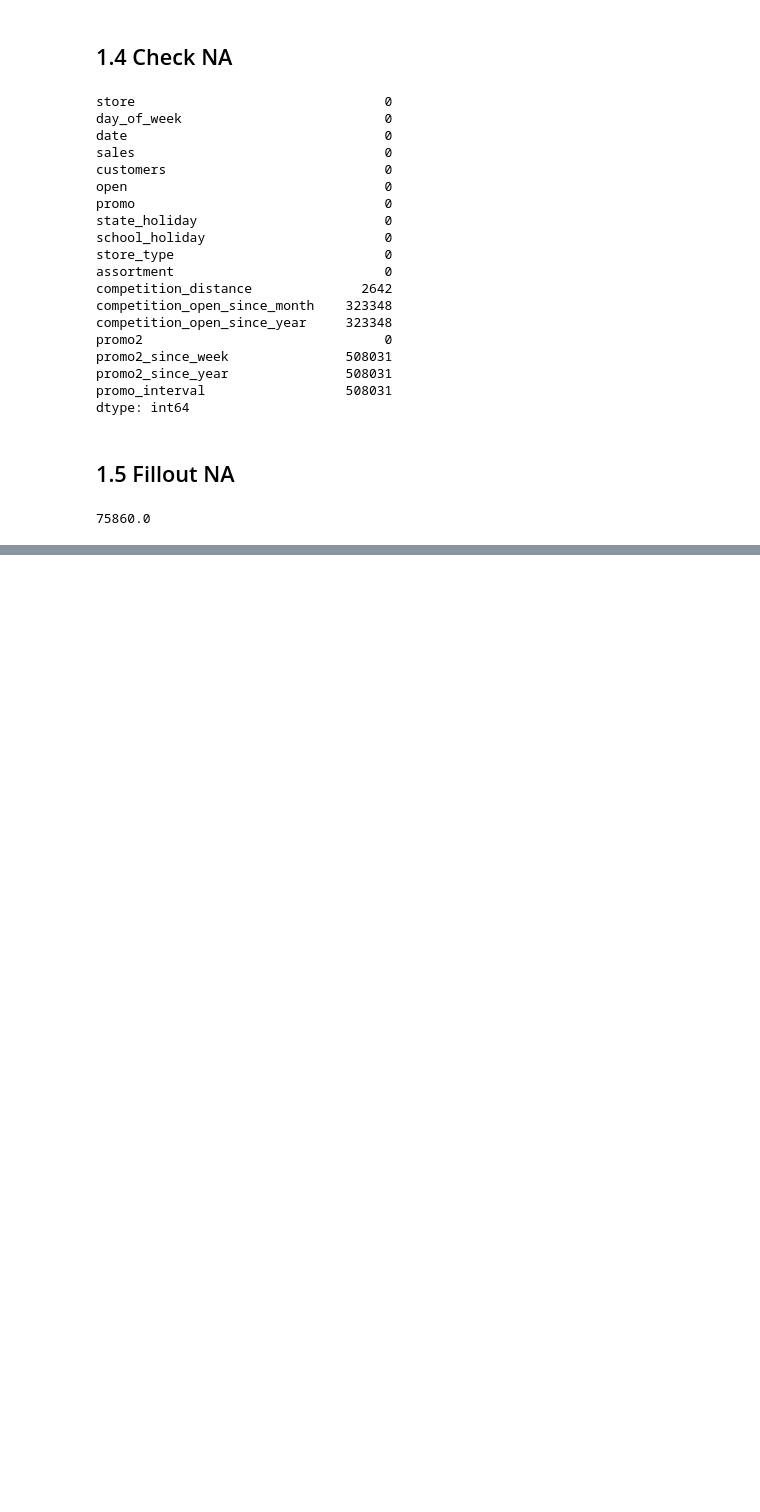
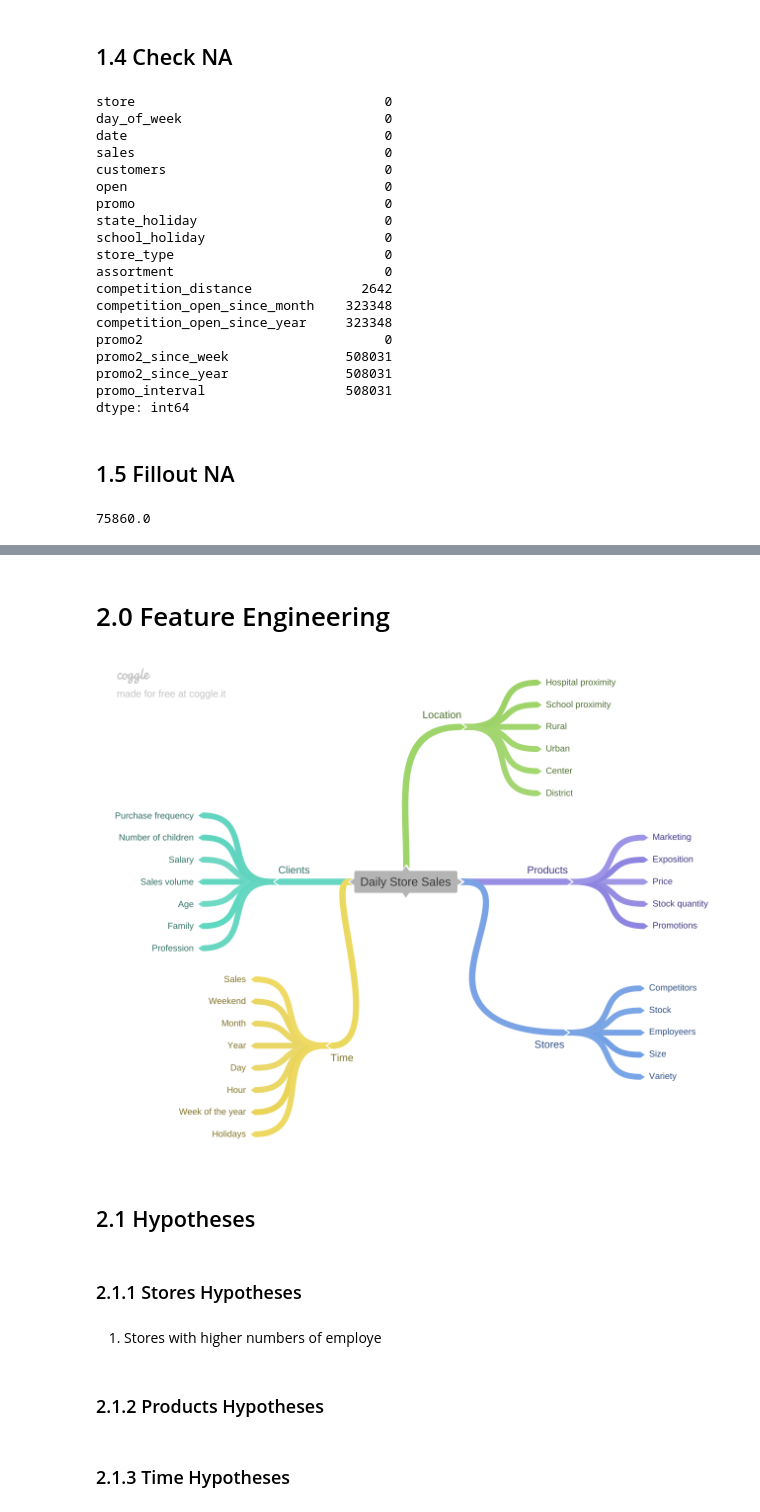
Before and after one commit to diegodinizf/Rossman-Sales, a Jupyter notebook: rossmann-sales-notebook.ipynb, the cells around one changed output, grey strips where cells are left out. Cells and saved outputs as stored; diff of their text form; code cells hidden in the pictures; blank space fills up the shorter version.

```diff
--- a/rossmann-sales-notebook.ipynb
+++ b/rossmann-sales-notebook.ipynb
@@ -140,0 +190,16 @@ dtype: int64
+# %% [markdown]
+# 2.0 Feature Engineering
+# %%
+Image('img\Mind_Map_Hip.png')
+# %% [output]
+[figure, added]
+# %% [markdown]
+## 2.1 Hypotheses
+# %% [markdown]
+### 2.1.1 Stores Hypotheses
+# %% [markdown]
+1. Stores with higher numbers of employe
+# %% [markdown]
+### 2.1.2 Products Hypotheses
+# %% [markdown]
+### 2.1.3 Time Hypotheses
```
Also changed, not shown: parts of 12 cells of this notebook, 1 other file.
